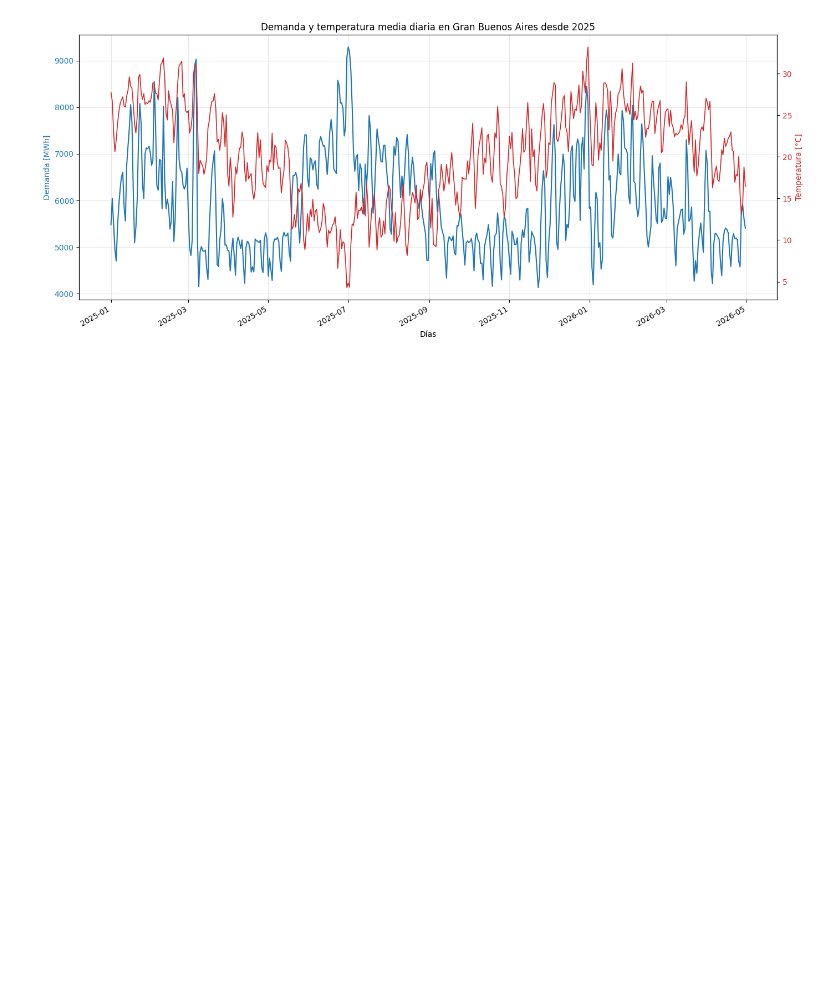
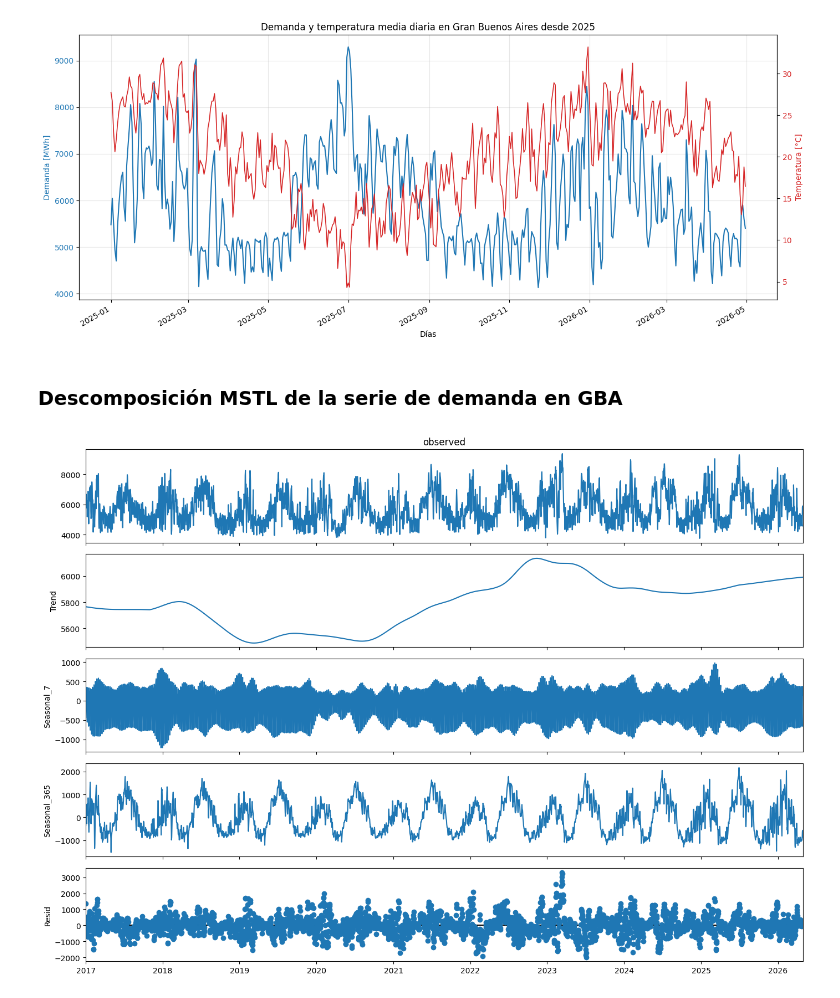
Before and after one commit to joral315/AST1_TF, a Jupyter notebook: notebook_carga_demanda.ipynb, the cells around one changed output. Cells and saved outputs as stored; diff of their text form; code cells hidden in the pictures; blank space fills up the shorter version.

Commit message:
hecho EDA, visualización, MSTL y pueba de estacionalidad

```diff
--- a/notebook_carga_demanda.ipynb
+++ b/notebook_carga_demanda.ipynb
@@ -141,3 +219,30 @@ plt.tight_layout()
 plt.show()
 # %% [output]
 [figure]
+# %% [markdown]
+### Descomposición MSTL de la serie de demanda en GBA
+# %%
+from statsmodels.tsa.seasonal import MSTL
+
+# Se arma una serie diaria regular para la descomposición.
+serie_mstl_demanda = (
+    demanda_gbsas[["fecha", "demanda"]]
+    .dropna(subset=["fecha", "demanda"])
+    .drop_duplicates(subset="fecha")
+    .sort_values("fecha")
+    .set_index("fecha")["demanda"]
+    .asfreq("D")
+)
+
+# Se completan faltantes temporales para sostener la frecuencia diaria.
+serie_mstl_demanda = serie_mstl_demanda.interpolate(method="time").ffill().bfill()
+
+mstl_demanda = MSTL(serie_mstl_demanda, periods=(7, 365))
+resultado_mstl_demanda = mstl_demanda.fit()
+
+fig = resultado_mstl_demanda.plot()
+fig.set_size_inches(14, 10)
+plt.tight_layout()
+plt.show()
+# %% [output]
+[figure, added]
```
Also changed, not shown: parts of 9 cells of this notebook.
